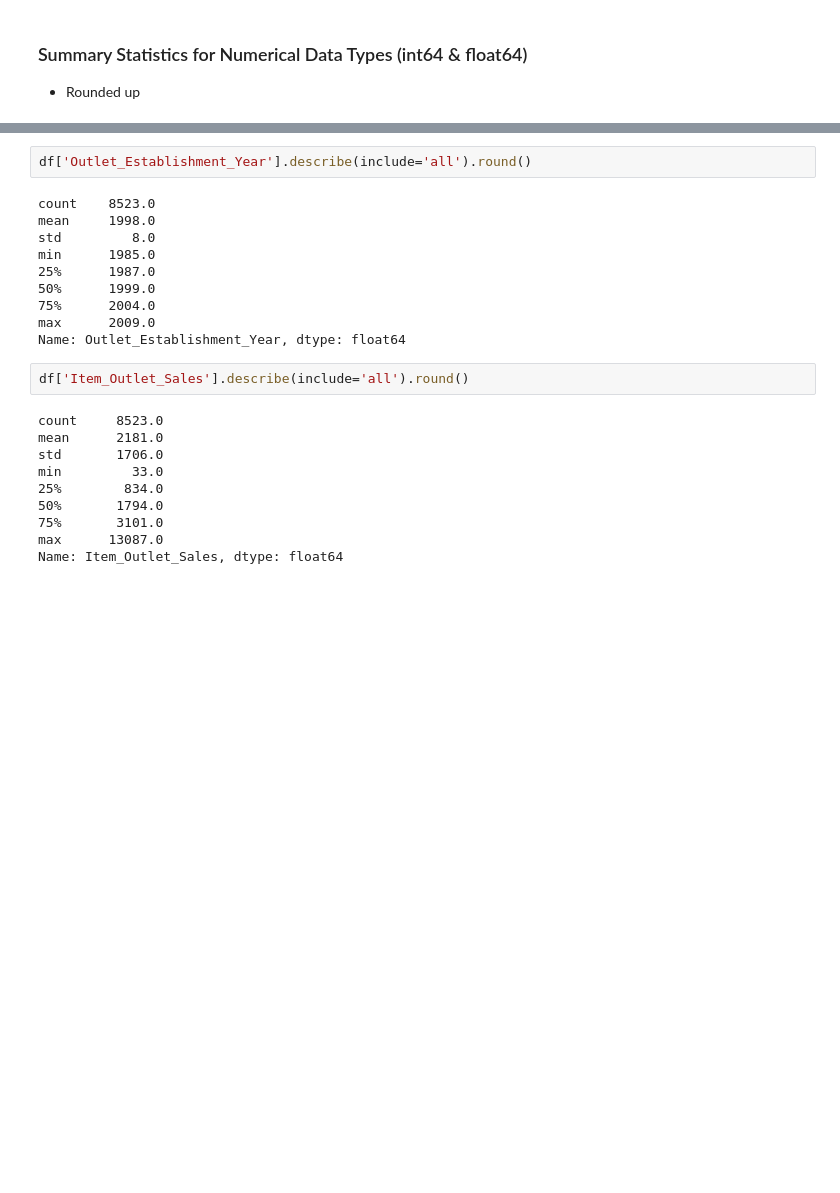
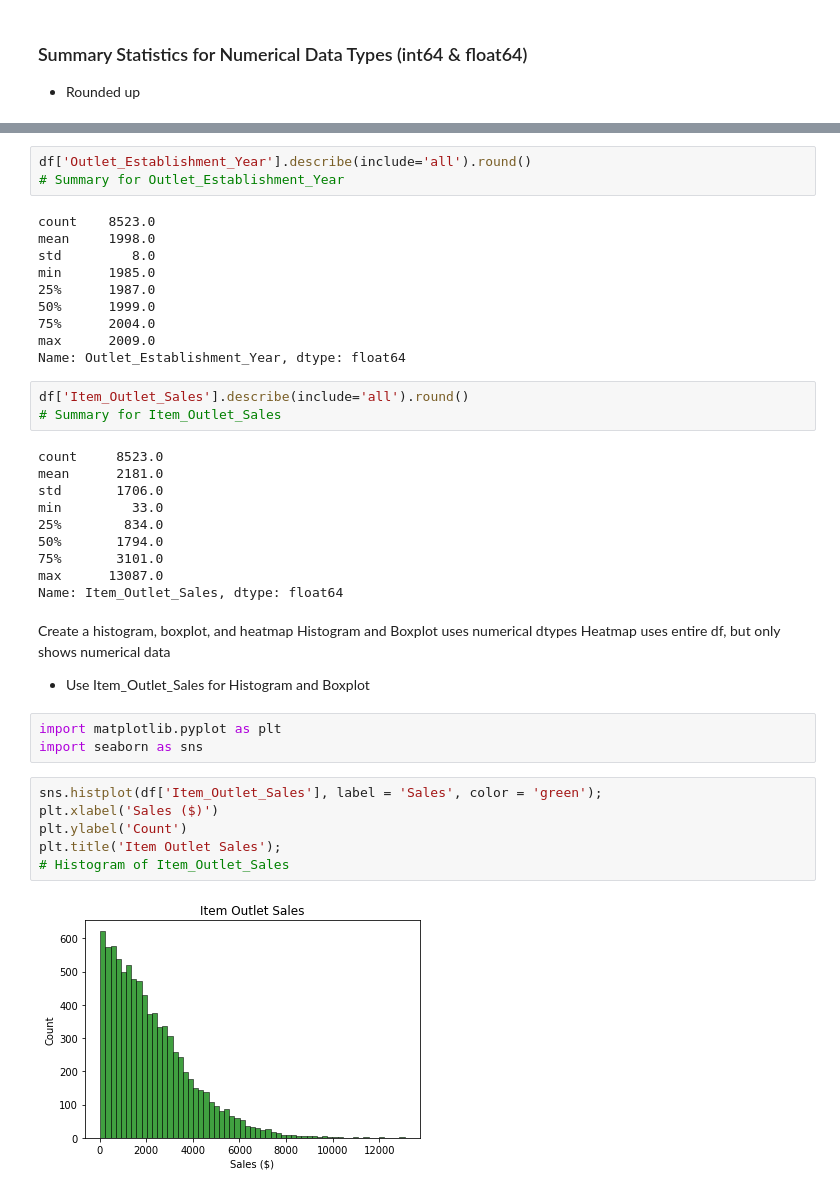
Before and after one commit to norgel/food-sales-predictions, a Jupyter notebook: food_sales_predictions.ipynb, the cells around one changed output, grey strips where cells are left out. Saved outputs shown, nothing was run; the diff lists cells and outputs as text; blank space fills up the shorter version.

```diff
--- a/food_sales_predictions.ipynb
+++ b/food_sales_predictions.ipynb
@@ -251,6 +258,7 @@ max       267.0
 Name: Item_MRP, dtype: float64
 # %%
 df['Outlet_Establishment_Year'].describe(include='all').round()
+# Summary for Outlet_Establishment_Year
 # %% [output]
 count    8523.0
 mean     1998.0
@@ -263,6 +271,7 @@ max      2009.0
 Name: Outlet_Establishment_Year, dtype: float64
 # %%
 df['Item_Outlet_Sales'].describe(include='all').round()
+# Summary for Item_Outlet_Sales
 # %% [output]
 count     8523.0
 mean      2181.0
@@ -273,3 +282,19 @@ min         33.0
 75%       3101.0
 max      13087.0
 Name: Item_Outlet_Sales, dtype: float64
+# %% [markdown]
+Create a histogram, boxplot, and heatmap
+Histogram and Boxplot uses numerical dtypes
+Heatmap uses entire df, but only shows numerical data
+- Use Item_Outlet_Sales for Histogram and Boxplot
+# %%
+import matplotlib.pyplot as plt
+import seaborn as sns
+# %%
+sns.histplot(df['Item_Outlet_Sales'], label = 'Sales', color = 'green');
+plt.xlabel('Sales ($)')
+plt.ylabel('Count')
+plt.title('Item Outlet Sales');
+# Histogram of Item_Outlet_Sales
+# %% [output]
+[figure, added]
```
Also changed, not shown: parts of 7 cells of this notebook.
